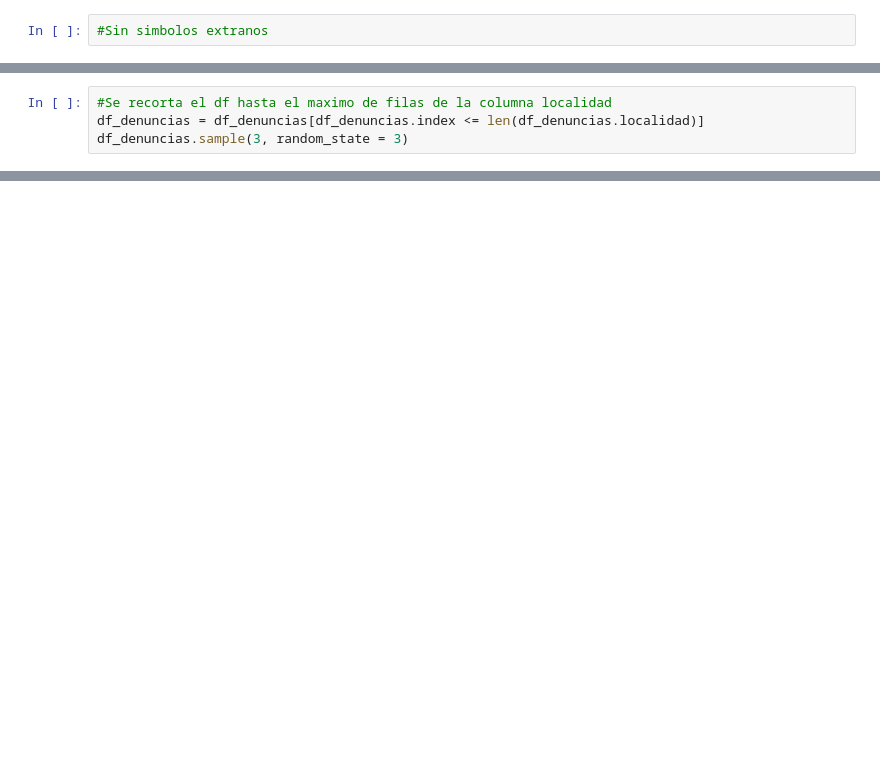
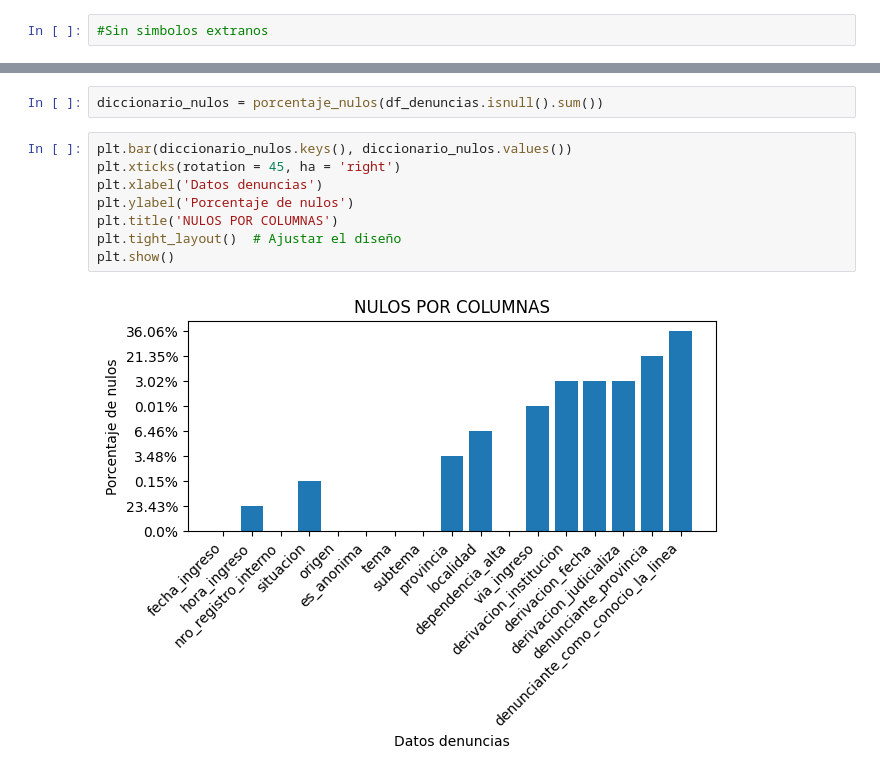
Before and after one commit to ianCristianAriel/2022-Argentina-trata-de-persona, a Jupyter notebook: notebooks/01_limpieza.ipynb, the cells around one changed output, grey strips where cells are left out. Saved outputs shown, nothing was run; the diff lists cells and outputs as text; blank space fills up the shorter version.

```diff
--- a/notebooks/01_limpieza.ipynb
+++ b/notebooks/01_limpieza.ipynb
@@ -103,4 +81,0 @@ msno.bar(df_denuncias)
-# %%
-#Se recorta el df hasta el maximo de filas de la columna localidad
-df_denuncias = df_denuncias[df_denuncias.index <= len(df_denuncias.localidad)]
-df_denuncias.sample(3, random_state = 3)
@@ -117,0 +104,12 @@ msno.bar(df_denuncias)
+# %%
+diccionario_nulos = porcentaje_nulos(df_denuncias.isnull().sum())
+# %%
+plt.bar(diccionario_nulos.keys(), diccionario_nulos.values())
+plt.xticks(rotation = 45, ha = 'right')
+plt.xlabel('Datos denuncias')
+plt.ylabel('Porcentaje de nulos')
+plt.title('NULOS POR COLUMNAS')
+plt.tight_layout()  # Ajustar el diseño
+plt.show()
+# %% [output]
+[figure, added]
```
Also changed, not shown: parts of 61 cells of this notebook, 6 other files.
